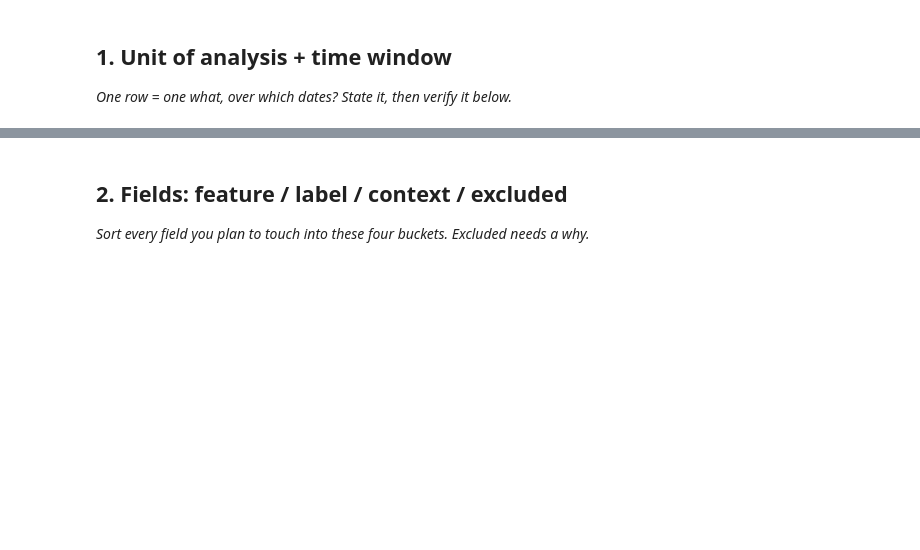
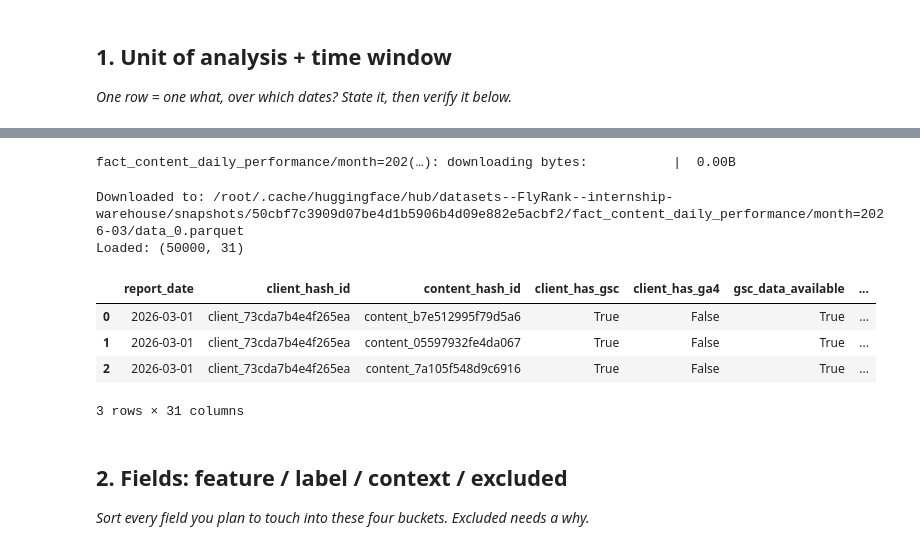
Before and after one commit to Mohamed-Al-Saudi/FlyRank-ML-Internship, a Jupyter notebook: work/notebooks/w03_data_contract.ipynb, the cells around one changed output, grey strips where cells are left out. Drawn from its saved outputs; the diff is of its cells as text; code cells hidden in the pictures; blank space fills up the shorter version.

```diff
--- a/work/notebooks/w03_data_contract.ipynb
+++ b/work/notebooks/w03_data_contract.ipynb
@@ -16,3 +26,32 @@ This skeleton is yours to fill. Work the sections **in order** — each one has
+# %%
+from huggingface_hub import hf_hub_download
+import duckdb
+import pandas as pd
+
+con = duckdb.connect()
+
+# Download ONE parquet file from March - fast, uses your token
+file_path = hf_hub_download(
+    repo_id="FlyRank/internship-warehouse",
+    repo_type="dataset",
+    filename="fact_content_daily_performance/month=2026-03/data_0.parquet"
+)
+
+print(f"Downloaded to: {file_path}")
+
+df_march = con.sql(f"SELECT * FROM read_parquet('{file_path}') LIMIT 50000").df()
+con.register('march', df_march)
+print(f"Loaded: {df_march.shape}")
+df_march.head(3)
+# %% [output]
+fact_content_daily_performance/month=202(…): downloading bytes:           |  0.00B
+Downloaded to: /root/.cache/huggingface/hub/datasets--FlyRank--internship-warehouse/snapshots/50cbf7c3909d07be4d1b5906b4d09e882e5acbf2/fact_content_daily_performance/month=2026-03/data_0.parquet
+Loaded: (50000, 31)
+|  | report_date | client_hash_id | content_hash_id | client_has_gsc | client_has_ga4 | gsc_data_available | ... |
+| 0 | 2026-03-01 | client_73cda7b4e4f265ea | content_b7e512995f79d5a6 | True | False | True | ... |
+| 1 | 2026-03-01 | client_73cda7b4e4f265ea | content_05597932fe4da067 | True | False | True | ... |
+| 2 | 2026-03-01 | client_73cda7b4e4f265ea | content_7a105f548d9c6916 | True | False | True | ... |
+3 rows × 31 columns
 # %% [markdown]
 ## 2. Fields: feature / label / context / excluded
 
```
Also changed, not shown: parts of 13 cells of this notebook.
